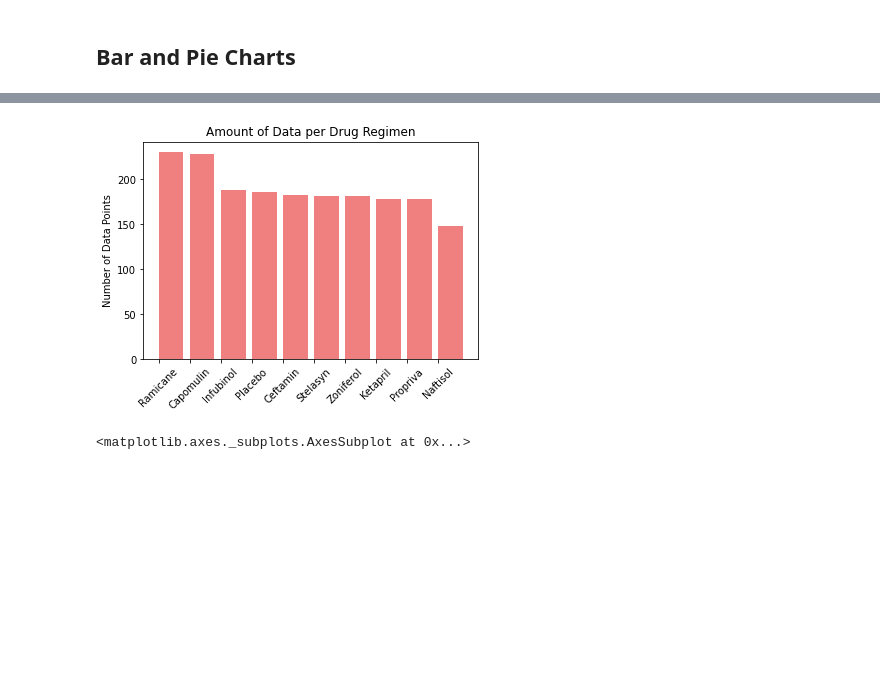
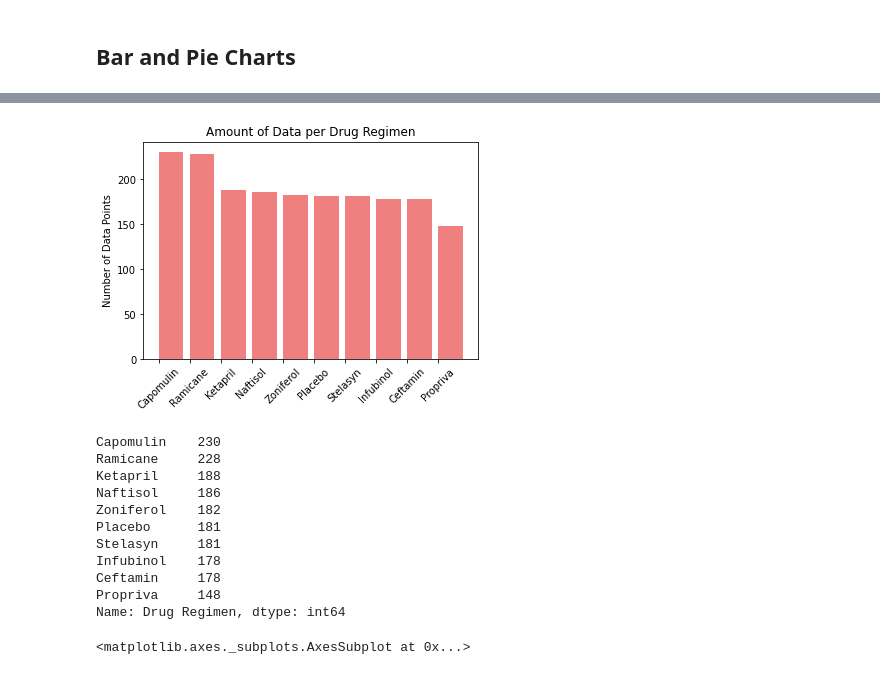
Before and after one commit to emcfarland/matplotlib-challenge, a Jupyter notebook: pymaceuticals.ipynb, the cells around one changed output, grey strips where cells are left out. Cells and saved outputs as stored; diff of their text form; code cells hidden in the pictures; blank space fills up the shorter version.

Commit message:
Fixed issue where bar chart data didn't match labels

```diff
--- a/pymaceuticals.ipynb
+++ b/pymaceuticals.ipynb
@@ -91,10 +120,12 @@ Tumor Volume Statistics by Regimen
 # %%
 # Generate a bar plot showing the total number of datapoints for each drug regimen using pandas.
-# There should be a single bar per regimen
+
+drug_tick_locations = df["Drug Regimen"].value_counts(sort=True).index.tolist()
+
 points_bar = df["Drug Regimen"].value_counts().plot.bar(title="Amount of Data per Drug Regimen",
-                                           color="lightcoral",
-                                           width=0.75,
-                                           align="edge",
-                                           rot=45)
+                                                       color="lightcoral",
+                                                       width=0.75,
+                                                       align="edge",
+                                                       rot=45)
 points_bar.set_ylabel("Number of Data Points")
 # %% [output]
@@ -102,16 +143,27 @@ Text(0, 0.5, 'Number of Data Points')
 [figure]
 # %%
-# General identical bar plot using pyplot instead of pandas.
-x_axis = df["Drug Regimen"].unique()
-tick_locations = [value for value in x_axis]
+# Generate a bar plot showing the total number of datapoints for each drug regimen using matplotlib.
 
-plt.bar(x_axis, df["Drug Regimen"].value_counts(), align="edge", color="lightcoral")
-plt.xticks(tick_locations, df["Drug Regimen"].unique(), rotation=45)
+plt.bar(drug_tick_locations, df["Drug Regimen"].value_counts(),
+        align="edge",
+        color="lightcoral")
+plt.xticks(rotation=45)
 plt.title("Amount of Data per Drug Regimen")
 plt.ylabel("Number of Data Points")
 plt.show()
 # %% [output]
-[figure, old version]
+[figure, new version]
+Capomulin    230
+Ramicane     228
+Ketapril     188
+Naftisol     186
+Zoniferol    182
+Placebo      181
+Stelasyn     181
+Infubinol    178
+Ceftamin     178
+Propriva     148
+Name: Drug Regimen, dtype: int64
 # %%
 # Generate a pie plot showing the distribution of female versus male mice using pandas
 colors = ["skyblue", "lightcoral"]
```
Also changed, not shown: parts of 6 cells of this notebook.
